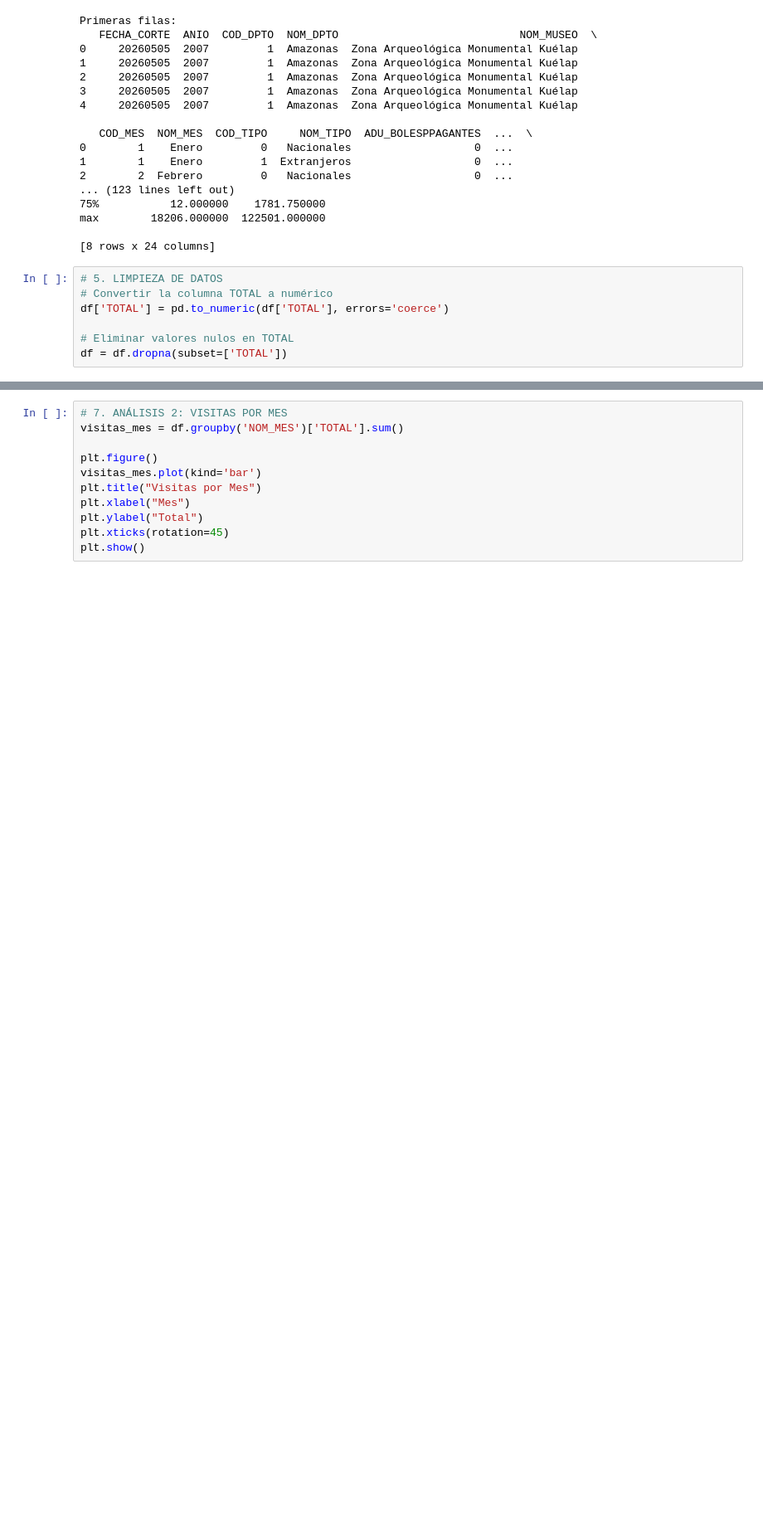
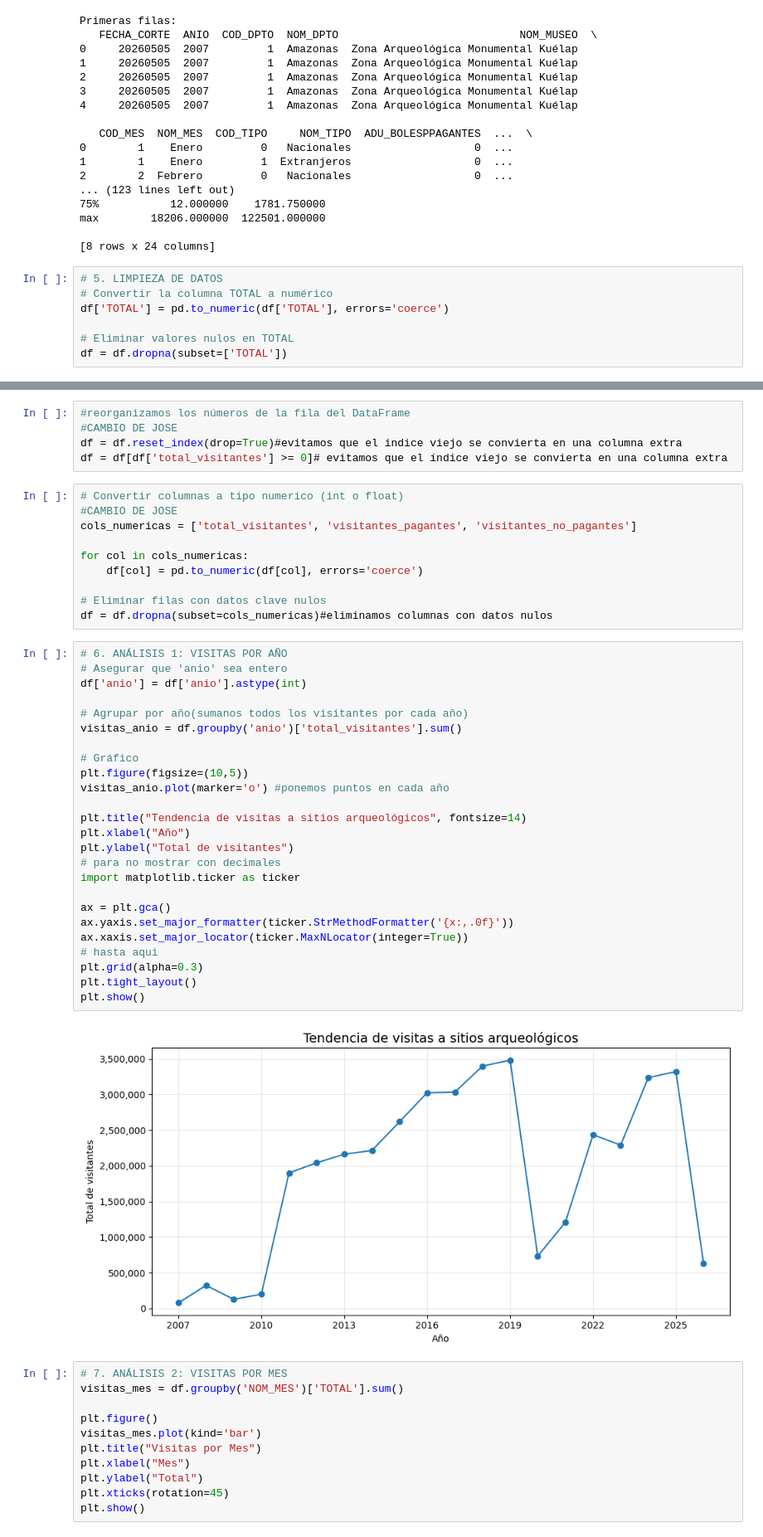
Before and after one commit to Taniice/Analisis-Visitantes-a-Sitios-Arqueologicos, a Jupyter notebook: Analisis_Visitas_a_Sitios_Arqueologicos.ipynb, the cells around one changed output, grey strips where cells are left out. Shown at 83% size. Cells and saved outputs as stored; diff of their text form; blank space fills up the shorter version.

Commit message:
Jose: Cambiar columnas con nombres técnicos a nombres claros y entendibles. Reorganizar y filtrar el dataset para dejarlo limpio y listo para el análisis.

```diff
--- a/Analisis_Visitas_a_Sitios_Arqueologicos.ipynb
+++ b/Analisis_Visitas_a_Sitios_Arqueologicos.ipynb
@@ -76,3 +102,45 @@ plt.show()
+# %%
+#reorganizamos los números de la fila del DataFrame
+#CAMBIO DE JOSE
+df = df.reset_index(drop=True)#evitamos que el indice viejo se convierta en una columna extra
+df = df[df['total_visitantes'] >= 0]# evitamos que el índice viejo se convierta en una columna extra
+# %%
+# Convertir columnas a tipo numerico (int o float)
+#CAMBIO DE JOSE
+cols_numericas = ['total_visitantes', 'visitantes_pagantes', 'visitantes_no_pagantes']
+
+for col in cols_numericas:
+    df[col] = pd.to_numeric(df[col], errors='coerce')
+
+# Eliminar filas con datos clave nulos
+df = df.dropna(subset=cols_numericas)#eliminamos columnas con datos nulos
+# %%
+# 6. ANÁLISIS 1: VISITAS POR AÑO
+# Asegurar que 'anio' sea entero
+df['anio'] = df['anio'].astype(int)
+
+# Agrupar por año(sumanos todos los visitantes por cada año)
+visitas_anio = df.groupby('anio')['total_visitantes'].sum()
+
+# Gráfico
+plt.figure(figsize=(10,5))
+visitas_anio.plot(marker='o') #ponemos puntos en cada año
+
+plt.title("Tendencia de visitas a sitios arqueológicos", fontsize=14)
+plt.xlabel("Año")
+plt.ylabel("Total de visitantes")
+# para no mostrar con decimales
+import matplotlib.ticker as ticker
+
+ax = plt.gca()
+ax.yaxis.set_major_formatter(ticker.StrMethodFormatter('{x:,.0f}'))
+ax.xaxis.set_major_locator(ticker.MaxNLocator(integer=True))
+# hasta aqui
+plt.grid(alpha=0.3)
+plt.tight_layout()
+plt.show()
+# %% [output]
+[figure, added]
 # %%
 # 7. ANÁLISIS 2: VISITAS POR MES
 visitas_mes = df.groupby('NOM_MES')['TOTAL'].sum()
```
Also changed, not shown: parts of 5 cells of this notebook.
